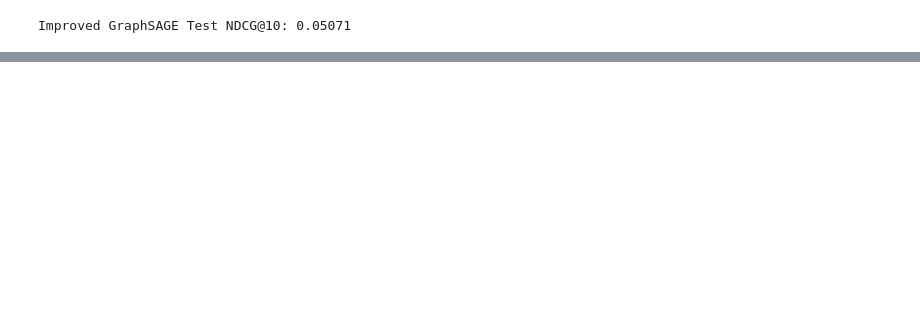
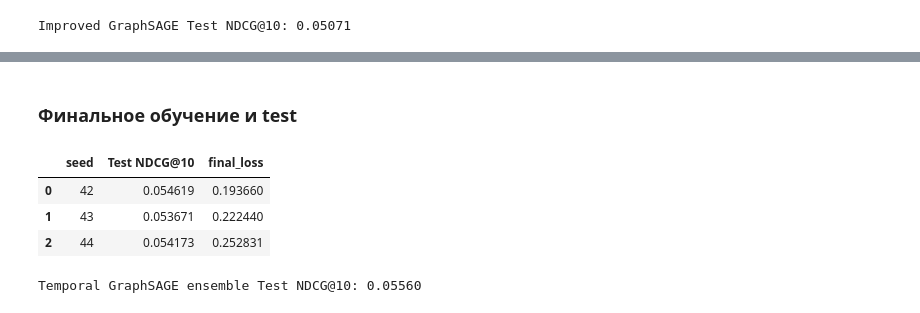
Before and after one commit to arrrrrina/recsys_feature_engineering, a Jupyter notebook: notebooks/gnn.ipynb, the cells around one changed output, grey strips where cells are left out. Saved outputs shown, nothing was run; the diff lists cells and outputs as text; code cells hidden in the pictures; blank space fills up the shorter version.

```diff
--- a/notebooks/gnn.ipynb
+++ b/notebooks/gnn.ipynb
@@ -1754,0 +2229,47 @@ Improved GraphSAGE Test NDCG@10: 0.05071
+# %% [markdown]
+### Финальное обучение и test
+# %%
+temporal_test_embeddings = []
+temporal_test_rows = []
+
+for seed in TEMPORAL_GRAPH_SEEDS:
+    embeddings, losses = train_temporal_graph_embeddings(
+        graph=final_graph,
+        history=final_graph_history,
+        cutoff="2021-08-01",
+        random_state=seed,
+    )
+    scored = embeddings.score_candidates(
+        test_candidates, score_col="graph_score"
+    )
+    score = ndcg_at_k_from_scores(
+        scored, test_targets, "graph_score", 10
+    )
+    temporal_test_embeddings.append(embeddings)
+    temporal_test_rows.append({
+        "seed": seed,
+        "Test NDCG@10": score,
+        "final_loss": losses[-1],
+    })
+
+temporal_test_ensemble = score_embedding_ensemble(
+    temporal_test_embeddings, test_candidates
+)
+temporal_test_ensemble_ndcg = ndcg_at_k_from_scores(
+    temporal_test_ensemble,
+    test_targets,
+    "graph_score",
+    10,
+)
+
+display(pd.DataFrame(temporal_test_rows))
+print(
+    "Temporal GraphSAGE ensemble Test NDCG@10: "
+    f"{temporal_test_ensemble_ndcg:.5f}"
+)
+# %% [output]
+|  | seed | Test NDCG@10 | final_loss |
+| 0 | 42 | 0.054619 | 0.193660 |
+| 1 | 43 | 0.053671 | 0.222440 |
+| 2 | 44 | 0.054173 | 0.252831 |
+Temporal GraphSAGE ensemble Test NDCG@10: 0.05560
```
Also changed, not shown: parts of 33 cells of this notebook, 1 other file.
